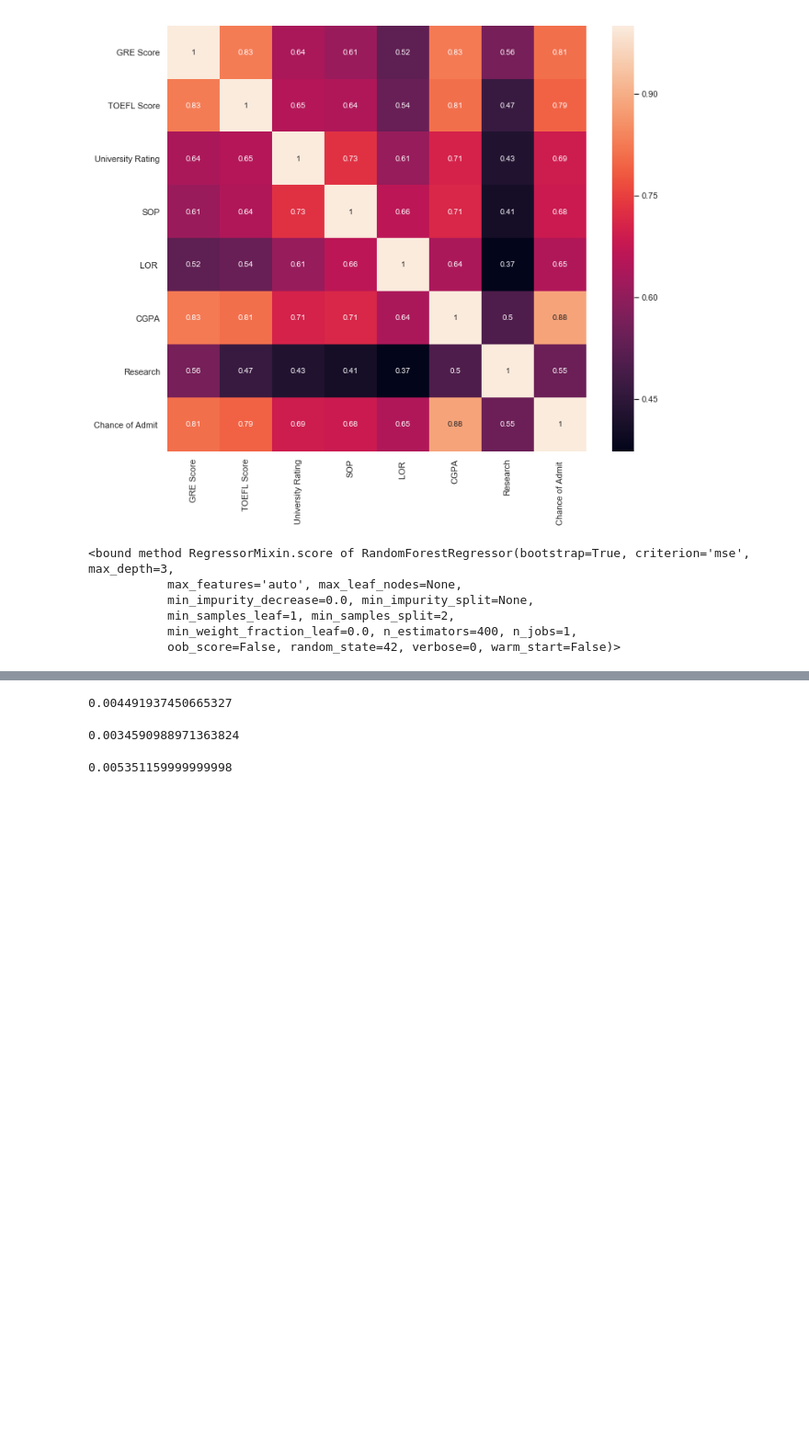
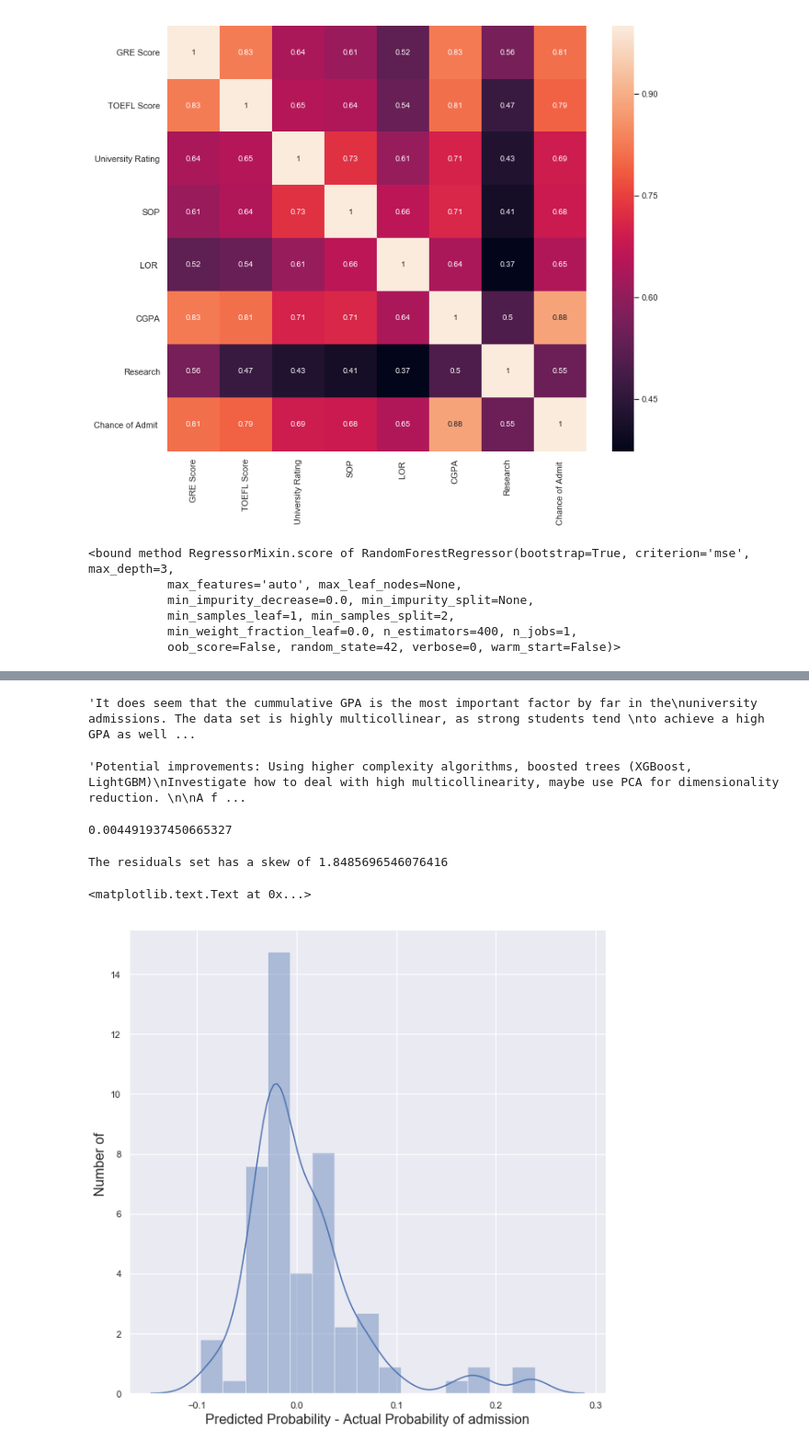
Before and after one commit to alexandruparaschiv/Kaggle-datasets, a Jupyter notebook: Graduate_Admissions/graduate_admissions.ipynb, the cells around one changed output, grey strips where cells are left out. Shown at 92% size. Cells and saved outputs as stored; diff of their text form; code cells hidden in the pictures; blank space fills up the shorter version.

Commit message:
added more models

```diff
--- a/Graduate_Admissions/graduate_admissions.ipynb
+++ b/Graduate_Admissions/graduate_admissions.ipynb
@@ -230,20 +215,28 @@ sns.barplot(x=X.columns, y=rf_random.best_estimator_.feature_importances_)
 # %%
-'''It does seem that the cummulative GPA is the most important factor by far in the university admissions.
-The data set is highly multicollinear, as strong students tend to achieve a high GPA as well as high GRE and TOEFL scores.
-It seems that the statement of purpose and letters of reccomandation are generally not very important. Research showed
-the least correlation, however the majority of the better students had carried out research as well.
-It seems that the best strategy for getting into a strong graduate program would be to focus primarily on GPA
-and then on TOEFL and GRE. Interestingly, the university ranking is not very important so candidates should not be
-intimidated to apply to higher rated universities.'''
+"""It does seem that the cummulative GPA is the most important factor by far in the
+university admissions. The data set is highly multicollinear, as strong students tend
+to achieve a high GPA as well as high GRE and TOEFL scores. It seems that the statement
+of purpose and letters of reccomandation are generally not very important. Research showed
+the least correlation, however the majority of the better students had carried out research
+as well. It seems that the best strategy for getting into a strong graduate program would
+be to focus primarily on GPA and then on TOEFL and GRE. Interestingly, the university ranking
+is not very important so candidates should not beintimidated to apply to higher rated universities."""
+# %% [output]
+'It does seem that the cummulative GPA is the most important factor by far in the\nuniversity admissions. The data set is highly multicollinear, as strong students tend \nto achieve a high GPA as well ...
 # %%
-'''Potential improvements: Using higher complexity algorithms, boosted trees (XGBoost, LightGBM)
+"""Potential improvements: Using higher complexity algorithms, boosted trees (XGBoost, LightGBM)
 Investigate how to deal with high multicollinearity, maybe use PCA for dimensionality reduction.
 
-A few notes about the data set: this is collected only for students from an Engineering background so there is some
-heavy selection bias in the data. It is not clear to me how the probability of admission is inferred initially. The
-strength of the LOR, and .
+A few notes about potential weaknesses of the data set: the data is collected only for students
+from an Engineering background so there is some considerable selection bias in the data. I do not
+believe the model should be used by students in other departments.
+It is not clear to me how the probability of admission is inferred initially.
+The rating of the letter of reccomandation , and .
 
-Finally, to get into a good grad school, a candidate should maximise  '''
+As a summary, in order to get admitted to a good grad school, a candidate should maximise the quantifiables:
+the GPA (most important), the GRE score and the TOEFL score. The letter of recommendation """
+# %% [output]
+'Potential improvements: Using higher complexity algorithms, boosted trees (XGBoost, LightGBM)\nInvestigate how to deal with high multicollinearity, maybe use PCA for dimensionality reduction. \n\nA f ...
 # %%
 y = chance_of_admit
 X = df.drop(['Chance of Admit '],axis=1)
@@ -252,14 +245,28 @@ rf = RandomForestRegressor(max_depth=3, random_state=42, n_estimators=400)
 rf.fit(X_train,y_train)
 y_pred = rf.predict(X_test)
 y_pred1 = rf.predict(X)
-mean_squared_error(y_pred,y_test)
+rf_error = mean_squared_error(y_pred,y_test)
-# %% [output]
-0.004491937450665327
+# %%
+print(rf_error)
+# %% [output]
+0.004491937450665327
 # %%
 lr =  LinearRegression()
 lr.fit(X_train,y_train)
 y_pred = lr.predict(X_test)
 y_pred2 = lr.predict(X)
-mean_squared_error(y_pred,y_test)
+lr_error = mean_squared_error(y_pred,y_test)
-# %% [output]
-0.0034590988971363824
+# %%
+plt.figure(figsize=(10,10))
+sns.distplot((y_pred - y_test).values)
+print("The residuals set has a skew of {}".format(skew((y_pred - y_test).values, axis=0)))
+np.mean((y_pred - y_test).values)
+# most residuals are centred around 0 with a few outliers at around 0.2
+# the residuals show a normal-like distribution
+# the predicted values are higher than the test, with a positive skew
+plt.xlabel("Predicted Probability - Actual Probability of admission",fontsize=16)
+plt.ylabel("Number of ",fontsize=16)
+# %% [output]
+The residuals set has a skew of 1.8485696546076416
+<matplotlib.text.Text at 0x...>
+[figure, added]
@@ -266,8 +284,7 @@ mean_squared_error(y_pred,y_test)
 # %%
-nn = KNeighborsRegressor()
-nn.fit(X_train,y_train)
-y_pred = nn.predict(X_test)
-y_pred3 = nn.predict(X)
-mean_squared_error(y_pred,y_test)
+svm = SVR()
+svm.fit(X_train,y_train)
+y_pred = svm.predict(X_test)
+svm_error = mean_squared_error(y_pred,y_test)
+
+# standardization should improve performance
-# %% [output]
-0.005351159999999998
```
Also changed, not shown: parts of 19 cells of this notebook.
